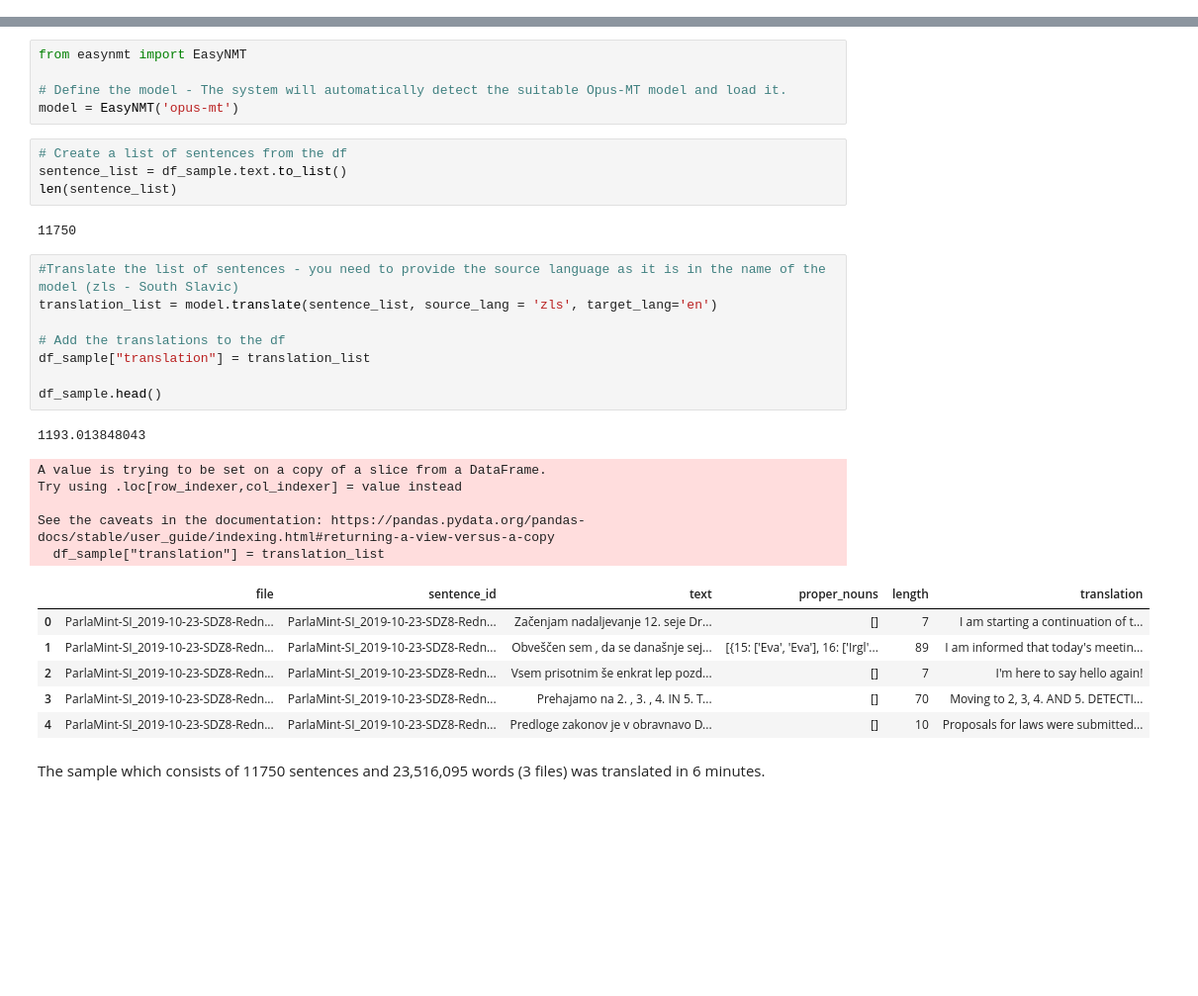
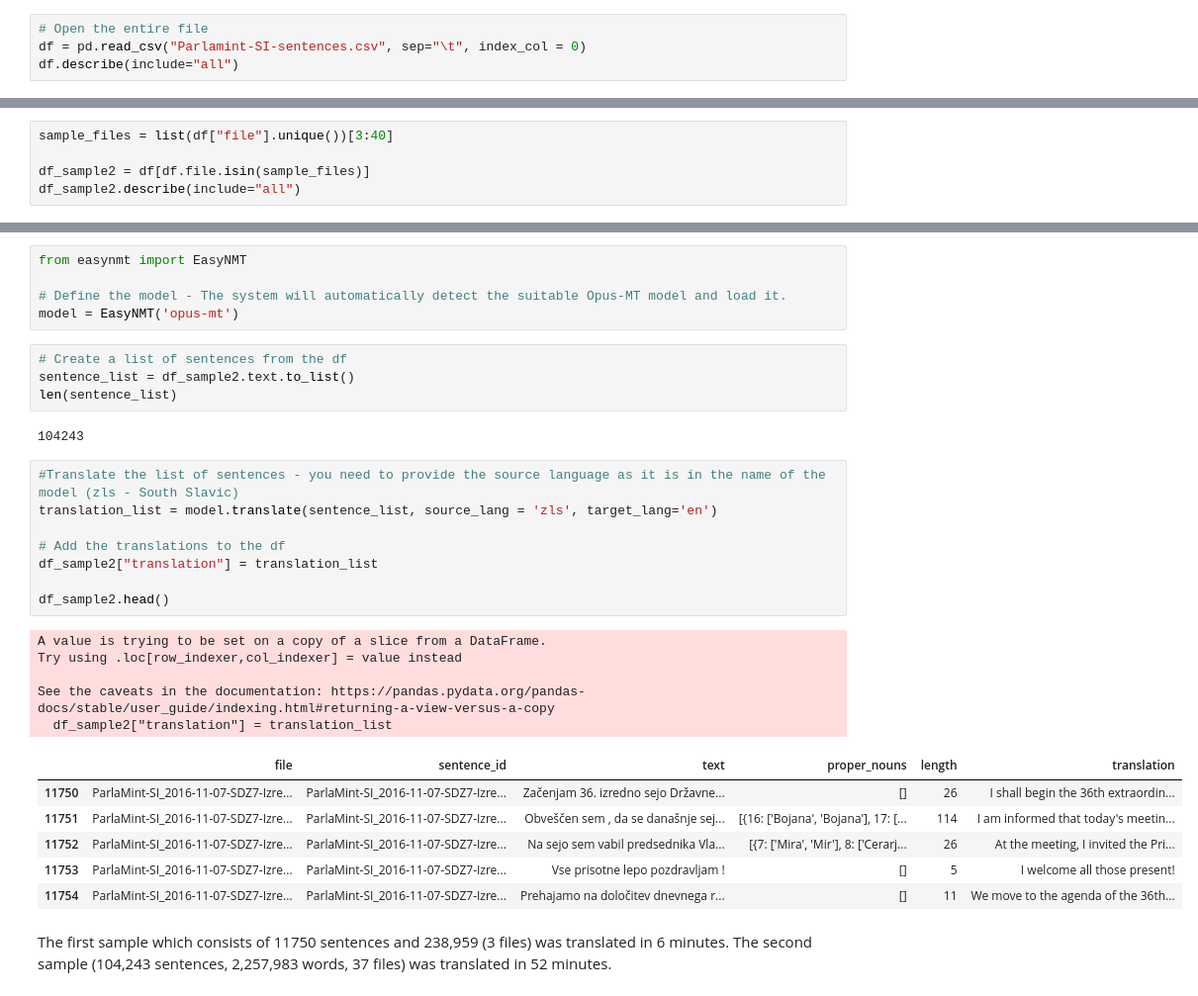
Before and after one commit to TajaKuzman/Parlamint-translation, a Jupyter notebook: 1-Prepare-and-translate-data.ipynb, the cells around one changed output, grey strips where cells are left out. Shown: that part at 99% size. Drawn from its saved outputs; the diff is of its cells as text; blank space fills up the shorter version.

```diff
--- a/1-Prepare-and-translate-data.ipynb
+++ b/1-Prepare-and-translate-data.ipynb
@@ -270,3 +270,7 @@ The sample file has 11750 sentences, out of which 1251 (11%) have proper nouns.
 # %%
 # Save sample file
 df_sample.to_csv("Parlamint-SI-sample.csv")
+# %%
+# Open the entire file
+df = pd.read_csv("Parlamint-SI-sentences.csv", sep="\t", index_col = 0)
+df.describe(include="all")
@@ -272,0 +294,5 @@ df_sample.to_csv("Parlamint-SI-sample.csv")
+# %%
+sample_files = list(df["file"].unique())[3:40]
+
+df_sample2 = df[df.file.isin(sample_files)]
+df_sample2.describe(include="all")
@@ -282,30 +323,29 @@ from easynmt import EasyNMT
 model = EasyNMT('opus-mt')
 # %%
 # Create a list of sentences from the df
-sentence_list = df_sample.text.to_list()
+sentence_list = df_sample2.text.to_list()
 len(sentence_list)
 # %% [output]
-11750
+104243
 # %%
 #Translate the list of sentences - you need to provide the source language as it is in the name of the model (zls - South Slavic)
 translation_list = model.translate(sentence_list, source_lang = 'zls', target_lang='en')
 
 # Add the translations to the df
-df_sample["translation"] = translation_list
+df_sample2["translation"] = translation_list
 
-df_sample.head()
+df_sample2.head()
 # %% [output]
-1193.013848043
+A value is trying to be set on a copy of a slice from a DataFrame.
+Try using .loc[row_indexer,col_indexer] = value instead
+
+See the caveats in the documentation: https://pandas.pydata.org/pandas-docs/stable/user_guide/indexing.html#returning-a-view-versus-a-copy
+  df_sample2["translation"] = translation_list
-A value is trying to be set on a copy of a slice from a DataFrame.
-Try using .loc[row_indexer,col_indexer] = value instead
-
-See the caveats in the documentation: https://pandas.pydata.org/pandas-docs/stable/user_guide/indexing.html#returning-a-view-versus-a-copy
-  df_sample["translation"] = translation_list
 |  | file | sentence_id | text | proper_nouns | length | translation |
-| 0 | ParlaMint-SI_2019-10-23-SDZ8-Redn... | ParlaMint-SI_2019-10-23-SDZ8-Redn... | Začenjam nadaljevanje 12. seje Dr... | [] | 7 | I am starting a continuation of t... |
-| 1 | ParlaMint-SI_2019-10-23-SDZ8-Redn... | ParlaMint-SI_2019-10-23-SDZ8-Redn... | Obveščen sem , da se današnje sej... | [{15: ['Eva', 'Eva'], 16: ['Irgl'... | 89 | I am informed that today's meetin... |
-| 2 | ParlaMint-SI_2019-10-23-SDZ8-Redn... | ParlaMint-SI_2019-10-23-SDZ8-Redn... | Vsem prisotnim še enkrat lep pozd... | [] | 7 | I'm here to say hello again! |
-| 3 | ParlaMint-SI_2019-10-23-SDZ8-Redn... | ParlaMint-SI_2019-10-23-SDZ8-Redn... | Prehajamo na 2. , 3. , 4. IN 5. T... | [] | 70 | Moving to 2, 3, 4. AND 5. DETECTI... |
-| 4 | ParlaMint-SI_2019-10-23-SDZ8-Redn... | ParlaMint-SI_2019-10-23-SDZ8-Redn... | Predloge zakonov je v obravnavo D... | [] | 10 | Proposals for laws were submitted... |
+| 11750 | ParlaMint-SI_2016-11-07-SDZ7-Izre... | ParlaMint-SI_2016-11-07-SDZ7-Izre... | Začenjam 36. izredno sejo Državne... | [] | 26 | I shall begin the 36th extraordin... |
+| 11751 | ParlaMint-SI_2016-11-07-SDZ7-Izre... | ParlaMint-SI_2016-11-07-SDZ7-Izre... | Obveščen sem , da se današnje sej... | [{16: ['Bojana', 'Bojana'], 17: [... | 114 | I am informed that today's meetin... |
+| 11752 | ParlaMint-SI_2016-11-07-SDZ7-Izre... | ParlaMint-SI_2016-11-07-SDZ7-Izre... | Na sejo sem vabil predsednika Vla... | [{7: ['Mira', 'Mir'], 8: ['Cerarj... | 26 | At the meeting, I invited the Pri... |
+| 11753 | ParlaMint-SI_2016-11-07-SDZ7-Izre... | ParlaMint-SI_2016-11-07-SDZ7-Izre... | Vse prisotne lepo pozdravljam ! | [] | 5 | I welcome all those present! |
+| 11754 | ParlaMint-SI_2016-11-07-SDZ7-Izre... | ParlaMint-SI_2016-11-07-SDZ7-Izre... | Prehajamo na določitev dnevnega r... | [] | 11 | We move to the agenda of the 36th... |
 # %% [markdown]
-The sample which consists of 11750 sentences and 23,516,095 words (3 files) was translated in 6 minutes.
+The first sample which consists of 11750 sentences and 238,959 (3 files) was translated in 6 minutes. The second sample (104,243 sentences, 2,257,983 words, 37 files) was translated in 52 minutes.
```
Also changed, not shown: parts of 10 cells of this notebook, 5 other files.
